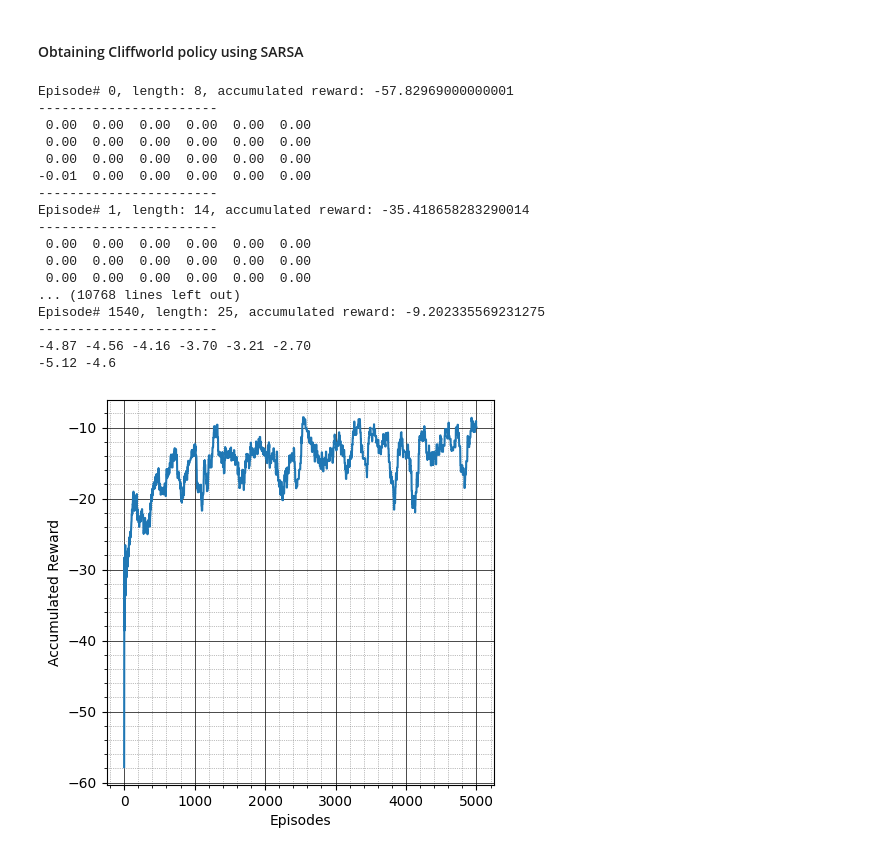
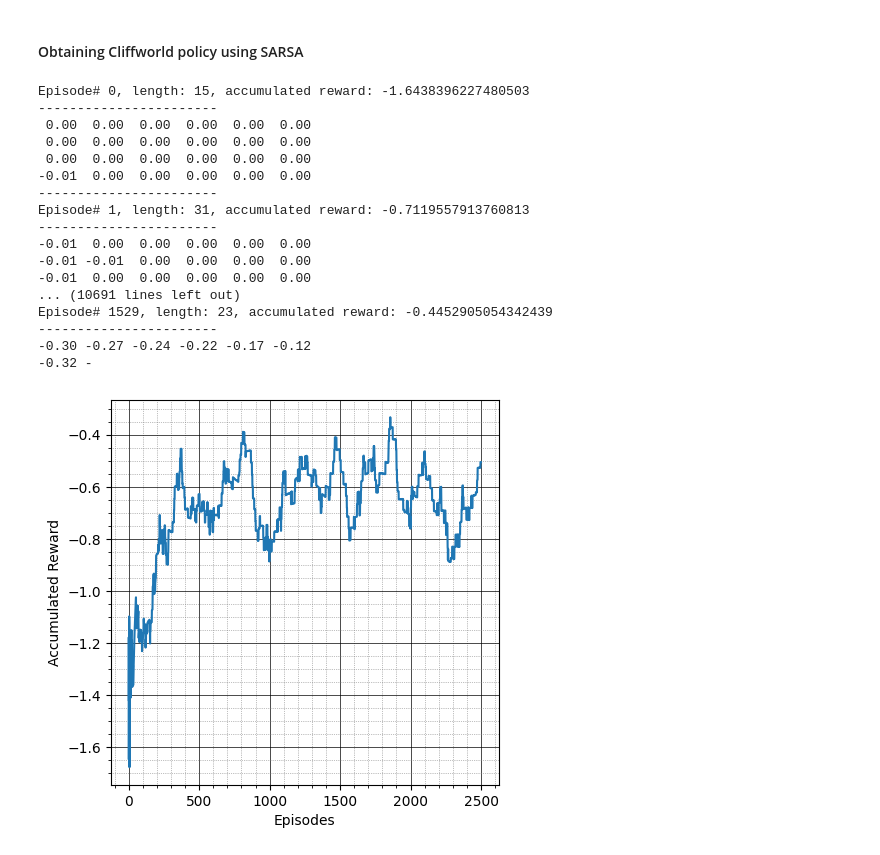
Before and after one commit to tsultan16/Reinforcement_Learning, a Jupyter notebook: grid_world.ipynb, the cells around one changed output. Drawn from its saved outputs; the diff is of its cells as text; code cells hidden in the pictures.

```diff
--- a/grid_world.ipynb
+++ b/grid_world.ipynb
@@ -446,10 +72,10 @@ def plot_rewards(rewards, smoothing=True, window_size=10):
     plt.show()
 # %%
 # instantiate grid world mdp object
-gw2 = GridWorld(discount_factor=0.9)
+gw2 = mdp.GridWorld(discount_factor=0.9)
 
 # instantiate Q learner
-QL = QLearner(gw2, alpha=0.3)
+QL = mdp.QLearner(gw2, alpha=0.3)
 
 # training
 episode_rewards = QL.train(episodes=200)
@@ -490,9 +116,9 @@ up     left   up     left
 # %%
 # instantiate grid world mdp object
-gw3 = GridWorld(discount_factor=0.9)
+gw3 = mdp.GridWorld(discount_factor=0.9)
 
 # instantiate Q learner
-QL2 = QLearner(gw3, alpha=0.3)
+QL2 = mdp.QLearner(gw3, alpha=0.3)
 
 # training
 episode_rewards = QL2.train(episodes=200, SARSA=True)
@@ -746,8 +163,8 @@ class CliffWorld(MDP):
 # %%
 # instantiate cliff world mdp object
-cw1 = CliffWorld(discount_factor=0.9, noise=0.000001)
+cw1 = mdp.CliffWorld(discount_factor=0.9, noise=0.0)
 
-value_iteration(cw1, num_iters=100, theta=0.0)
+mdp.value_iteration(cw1, num_iters=100, theta=0.01)
 
 # policy extraction
 pi1 = cw1.extract_policy()
@@ -781,4 +198,7 @@ up     end    end    end    end    end
 -----------------------
 # %% [markdown]
 #### Obtaining Cliffworld policy using Q learning
+# %%
+# intantiate cliffworld object
+cw2 = mdp.CliffWorld(discount_factor=0.9, noise=0.0)
 # %%
@@ -826,44 +245,44 @@ Episode# 1546, length: 8, accumulated reward: -5.217031
 # %% [markdown]
 #### Obtaining Cliffworld policy using SARSA
 # %%
-cw3 = CliffWorld(discount_factor=0.9, noise=0.000001)
+cw3 = mdp.CliffWorld(discount_factor=0.9, noise=0.0)
 
 # instantiate Q learner
-QL2 = QLearner(cw3, epsilon=0.2, alpha=0.01)
+QL2 = mdp.QLearner(cw3, epsilon=0.2, alpha=0.1)
 
 # training
-episode_rewards = QL2.train(episodes=5000, SARSA=True)
+episode_rewards = QL2.train(episodes=2500, SARSA=True)
 
 # policy extraction
 pi2 = cw3.extract_policy()
 
 print("-----------------------")
 for y in range(cw3.height-1, -1, -1):
     for x in range(cw3.width):
         if (x,y) in pi2:
             print(f"{pi2[(x,y)]:<6}", end=' ')
         else:
             print(f"{'None':<6}", end=' ')
     print("")
 print("-----------------------")
 
 plot_rewards(episode_rewards, window_size=100)
 # %% [output]
-Episode# 0, length: 8, accumulated reward: -57.82969000000001
+Episode# 0, length: 15, accumulated reward: -1.6438396227480503
 -----------------------
  0.00  0.00  0.00  0.00  0.00  0.00
  0.00  0.00  0.00  0.00  0.00  0.00
  0.00  0.00  0.00  0.00  0.00  0.00
 -0.01  0.00  0.00  0.00  0.00  0.00
 -----------------------
-Episode# 1, length: 14, accumulated reward: -35.418658283290014
+Episode# 1, length: 31, accumulated reward: -0.7119557913760813
 -----------------------
- 0.00  0.00  0.00  0.00  0.00  0.00
- 0.00  0.00  0.00  0.00  0.00  0.00
- 0.00  0.00  0.00  0.00  0.00  0.00
-... (10768 lines left out)
-Episode# 1540, length: 25, accumulated reward: -9.202335569231275
+-0.01  0.00  0.00  0.00  0.00  0.00
+-0.01 -0.01  0.00  0.00  0.00  0.00
+-0.01  0.00  0.00  0.00  0.00  0.00
+... (10691 lines left out)
+Episode# 1529, length: 23, accumulated reward: -0.4452905054342439
 -----------------------
--4.87 -4.56 -4.16 -3.70 -3.21 -2.70
--5.12 -4.6
+-0.30 -0.27 -0.24 -0.22 -0.17 -0.12
+-0.32 -
-[figure, old version]
+[figure, new version]
```
Also changed, not shown: parts of 12 cells of this notebook, 1 other file.
